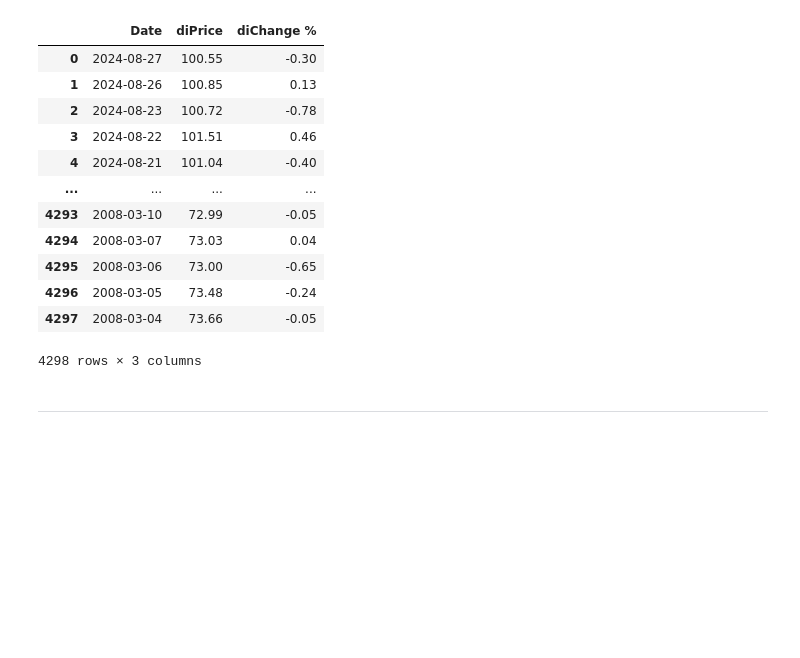
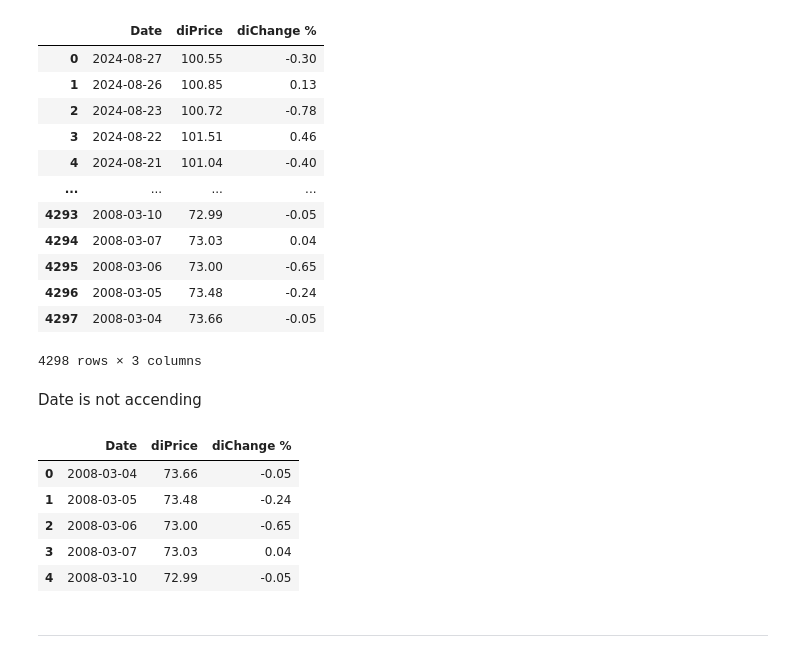
Before and after one commit to albertodavincishekhawat/Nifty-PredictionbyMacro, a Jupyter notebook: MarketPredictionUsingMacroDataUsingTFT.ipynb, the cells around one changed output. Cells and saved outputs as stored; diff of their text form; code cells hidden in the pictures; blank space fills up the shorter version.

```diff
--- a/MarketPredictionUsingMacroDataUsingTFT.ipynb
+++ b/MarketPredictionUsingMacroDataUsingTFT.ipynb
@@ -292,6 +331,18 @@ memory usage: 100.9 KB
 | 4296 | 2008-03-05 | 73.48 | -0.24 |
 | 4297 | 2008-03-04 | 73.66 | -0.05 |
 4298 rows × 3 columns
+# %% [markdown]
+Date is not accending
+# %%
+usdindex = usdindex.iloc[::-1].reset_index(drop=True)
+usdindex.head()
+# %% [output]
+|  | Date | diPrice | diChange % |
+| 0 | 2008-03-04 | 73.66 | -0.05 |
+| 1 | 2008-03-05 | 73.48 | -0.24 |
+| 2 | 2008-03-06 | 73.00 | -0.65 |
+| 3 | 2008-03-07 | 73.03 | 0.04 |
+| 4 | 2008-03-10 | 72.99 | -0.05 |
 # %% [markdown]
 ---
 # %% [markdown]
```
Also changed, not shown: parts of 54 cells of this notebook, 1 other file.
